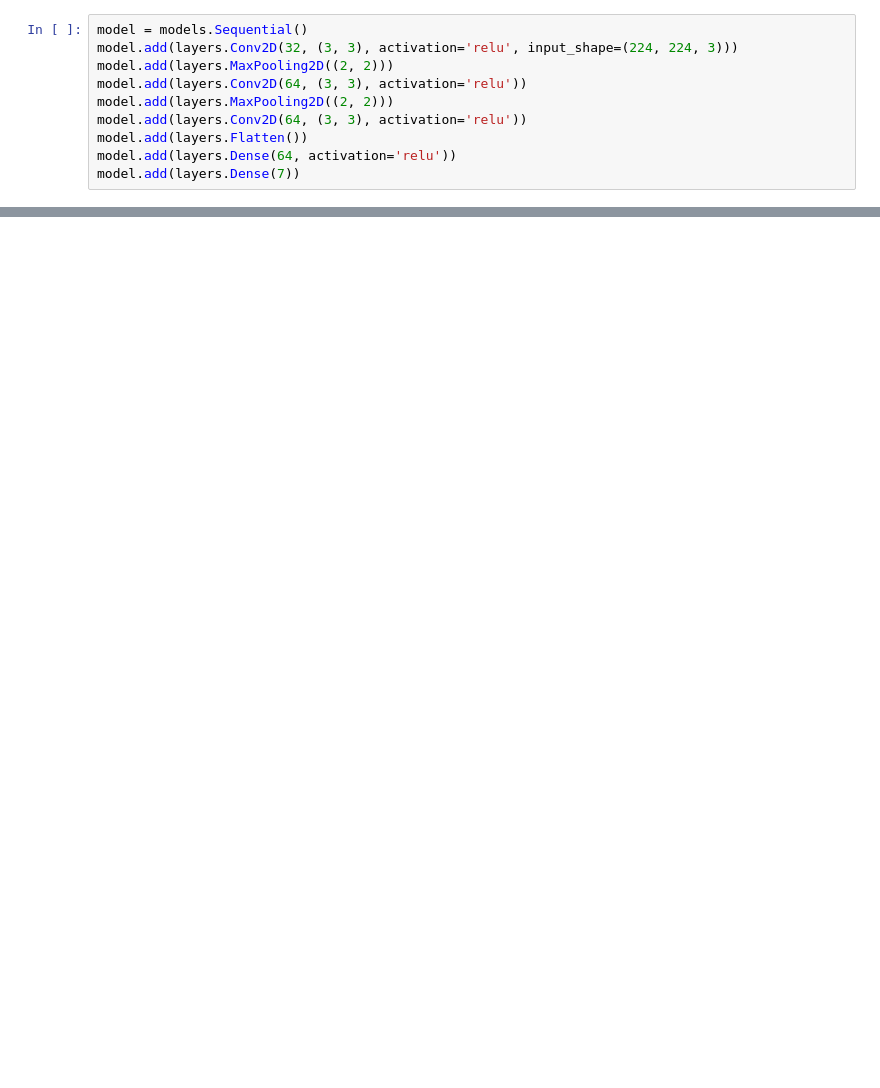
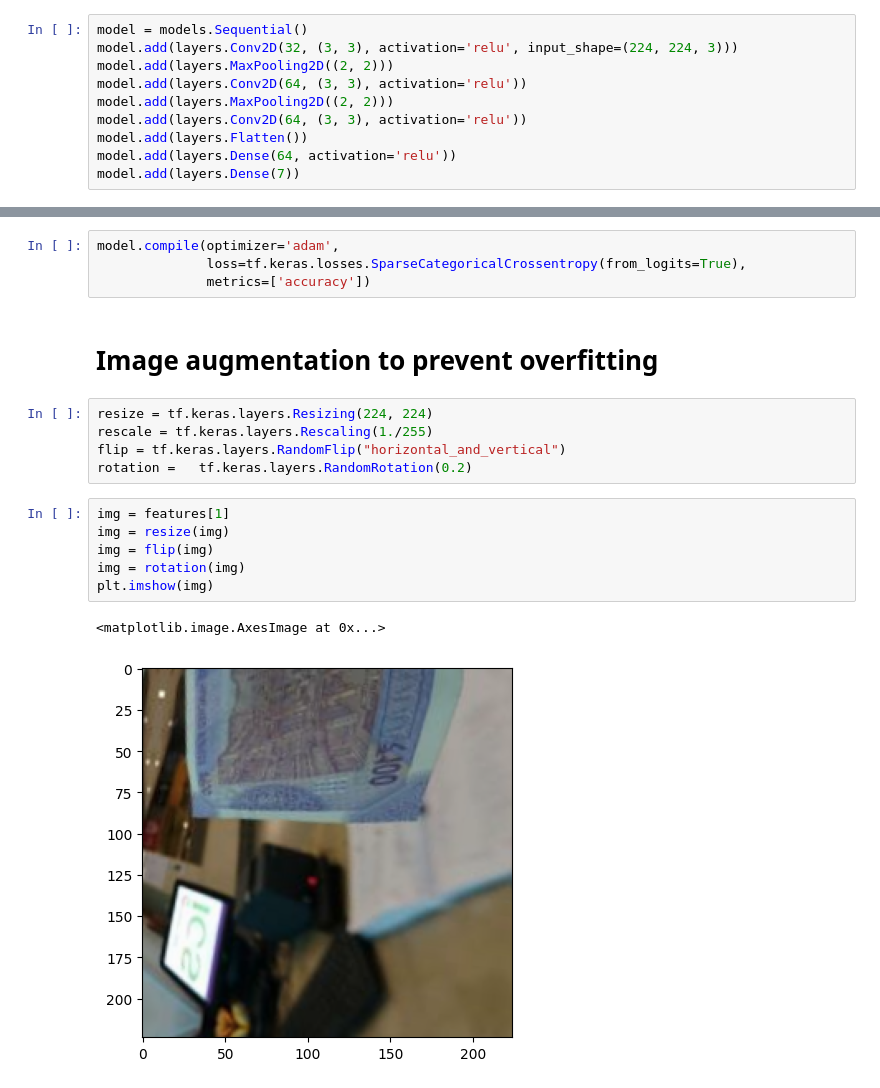
Before and after one commit to ujjwal404/CurrencyDetectionForVisuallyImpaired, a Jupyter notebook: DatasetVisualization.ipynb, the cells around one changed output, grey strips where cells are left out. Cells and saved outputs as stored; diff of their text form; blank space fills up the shorter version.

Commit message:
more augmentation added

```diff
--- a/DatasetVisualization.ipynb
+++ b/DatasetVisualization.ipynb
@@ -216,0 +171,20 @@ WARNING:tensorflow:Using a while_loop for converting ImageProjectiveTransformV3
+# %%
+model.compile(optimizer='adam',
+              loss=tf.keras.losses.SparseCategoricalCrossentropy(from_logits=True),
+              metrics=['accuracy'])
+# %% [markdown]
+# Image augmentation to prevent overfitting
+# %%
+resize = tf.keras.layers.Resizing(224, 224)
+rescale = tf.keras.layers.Rescaling(1./255)
+flip = tf.keras.layers.RandomFlip("horizontal_and_vertical")
+rotation =   tf.keras.layers.RandomRotation(0.2)
+# %%
+img = features[1]
+img = resize(img)
+img = flip(img)
+img = rotation(img)
+plt.imshow(img)
+# %% [output]
+<matplotlib.image.AxesImage at 0x...>
+[figure, added]
```
Also changed, not shown: parts of 29 cells of this notebook, 3 other files.
